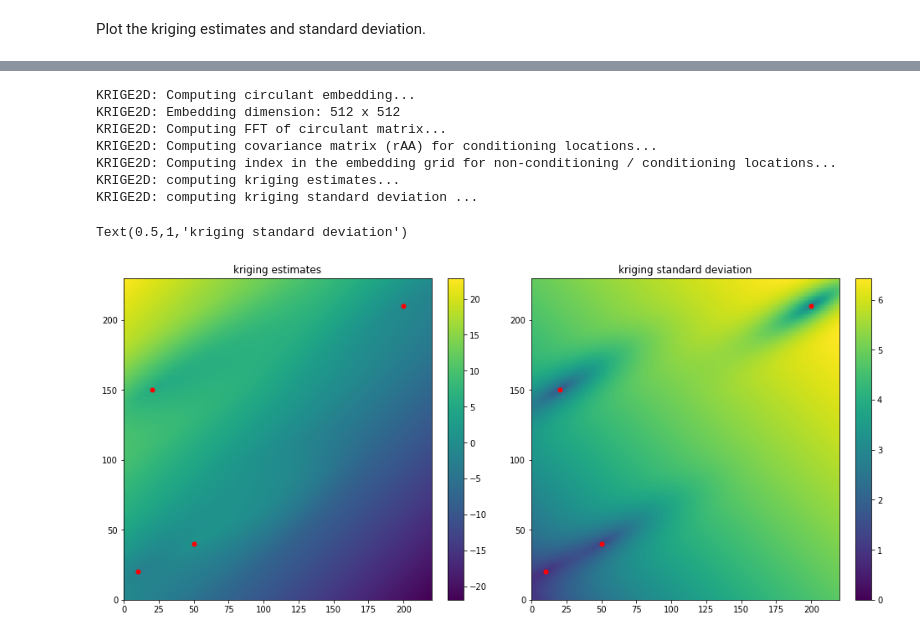
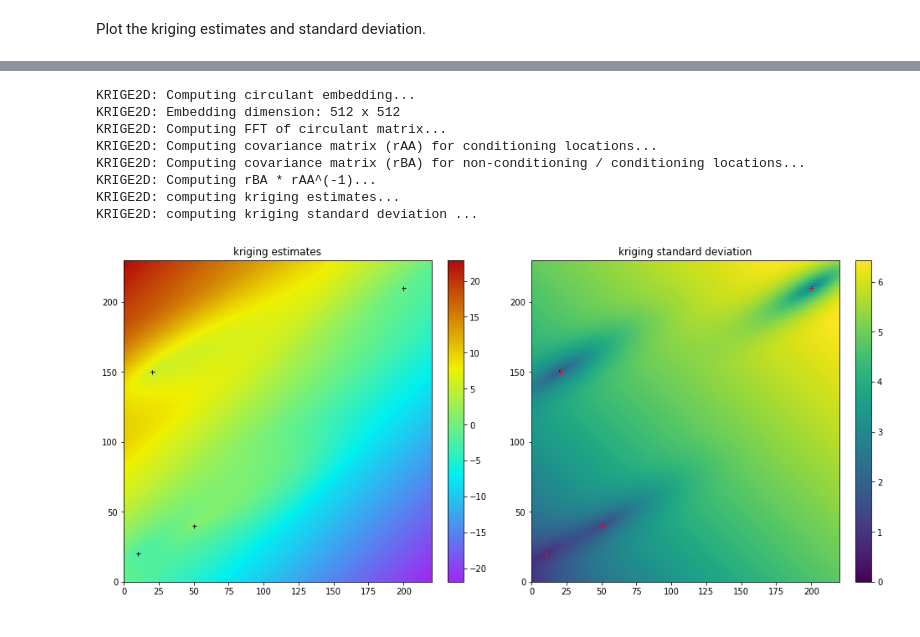
Before and after one commit to randlab/geone, a Jupyter notebook: examples/ex_grf_2d.ipynb, the cells around one changed output, grey strips where cells are left out. Cells and saved outputs as stored; diff of their text form; code cells hidden in the pictures.

Commit message:
New tools for covariance/variogram model

```diff
--- a/examples/ex_grf_2d.ipynb
+++ b/examples/ex_grf_2d.ipynb
@@ -432,35 +497,32 @@ Text(0.5,1,'standard deviation over 500 real')
 # %%
-krig2Dd, krig2Dd_std = grf.krige2D(x, v, cov_fun, dimension, spacing, origin,
-                                   mean=mean, var=var,
-                                   extensionMin=extensionMin)
+krig2Dd, krig2Dd_std = grf.krige2D(x, v, cov_model, dimension, spacing, origin, mean=mean, var=var)
+
+# Fill image with result
+im2d_krig = img.Img(nx, ny, 1, dx, dy, 1., ox, oy, 0., nv=2, val=np.array((krig2Dd, krig2Dd_std)))
+del(krig2Dd, krig2Dd_std)
 # %% [output]
 KRIGE2D: Computing circulant embedding...
 KRIGE2D: Embedding dimension: 512 x 512
 KRIGE2D: Computing FFT of circulant matrix...
 KRIGE2D: Computing covariance matrix (rAA) for conditioning locations...
-KRIGE2D: Computing index in the embedding grid for non-conditioning / conditioning locations...
+KRIGE2D: Computing covariance matrix (rBA) for non-conditioning / conditioning locations...
+KRIGE2D: Computing rBA * rAA^(-1)...
 KRIGE2D: computing kriging estimates...
 KRIGE2D: computing kriging standard deviation ...
 # %%
-plt.subplots(1, 2,figsize=(16,16)) # plot with 2 sub-plots
-
-# 1st sub-plot: kriging estimates
-plt.subplot(1,2,1)
-im_plot = plt.imshow(krig2Dd, origin='lower',
-                     extent=[xmin,xmax,ymin,ymax],
-                     interpolation='none')
-ccol.add_colorbar(im_plot)
-plt.plot(x[:,0],x[:,1], 'o', c='red', markersize=5) # add conditioning points
+fig, ax = plt.subplots(1, 2, figsize=(16,8))
+# kriging estimates
+plt.subplot(1, 2, 1)
+imgplt.drawImage2D(im2d_krig, iv=0)
+plt.plot(x[:,0],x[:,1], '+', c='black', markersize=5) # add conditioning point locations
 plt.title('kriging estimates')
 
-# 2nd sub-plot: kriging standard deviation
-plt.subplot(1,2,2)
-im_plot = plt.imshow(krig2Dd_std, origin='lower',
-                     extent=[xmin,xmax,ymin,ymax],
-                     interpolation='none')
-ccol.add_colorbar(im_plot)
-plt.plot(x[:,0],x[:,1], 'o', c='red', markersize=5) # add conditioning points
+# kriging standard deviation
+plt.subplot(1, 2, 2)
+imgplt.drawImage2D(im2d_krig, iv=1, cmap='viridis')
+plt.plot(x[:,0],x[:,1], '+', c='red', markersize=5) # add conditioning point locations
 plt.title('kriging standard deviation')
+
+plt.show()
 # %% [output]
-Text(0.5,1,'kriging standard deviation')
-[figure, old version]
+[figure, new version]
```
Also changed, not shown: parts of 59 cells of this notebook, 15 other files.
